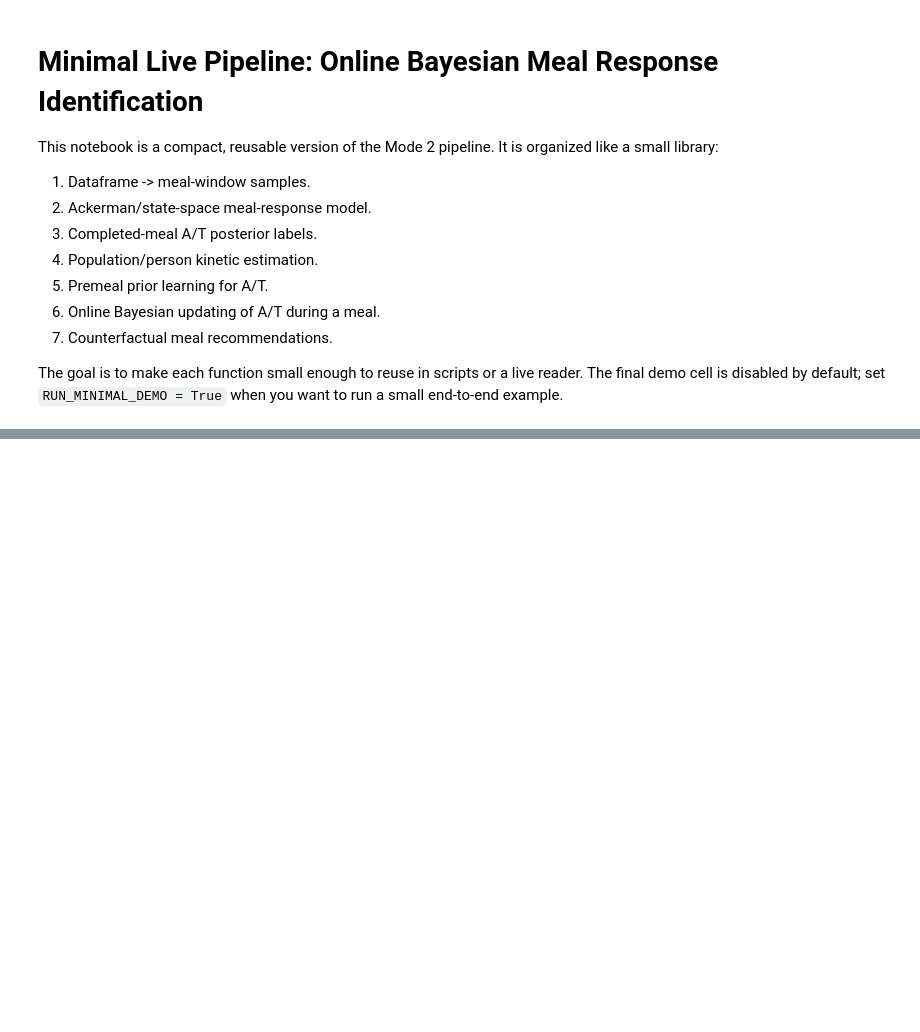
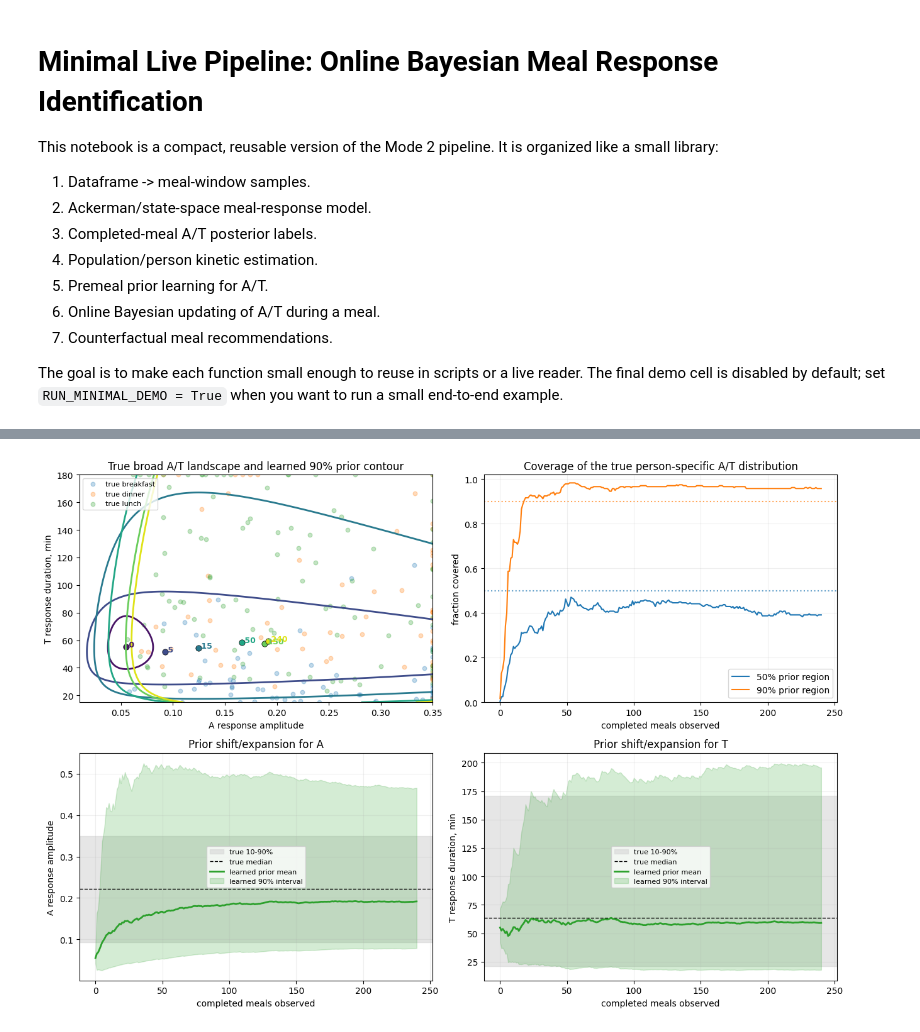
Before and after one commit to vskantze/dynamic-metabolic-state, a Jupyter notebook: nbs/live_mode2_pipeline_minimal.ipynb, the cells around one changed output, grey strips where cells are left out. Drawn from its saved outputs; the diff is of its cells as text; code cells hidden in the pictures; blank space fills up the shorter version.

```diff
--- a/nbs/live_mode2_pipeline_minimal.ipynb
+++ b/nbs/live_mode2_pipeline_minimal.ipynb
@@ -1284,0 +2518,90 @@ Online RMSE: 10.216213027972165
+# %%
+# =========================================================
+# Synthetic Diagnostic: Biased Prior Learns a Broad A/T Distribution
+# =========================================================
+
+RUN_BROAD_AT_PRIOR_SHIFT_DIAGNOSTIC = True
+
+if RUN_BROAD_AT_PRIOR_SHIFT_DIAGNOSTIC:
+    import sys
+    from pathlib import Path
+
+    project_root = Path.cwd()
+    for candidate in [Path.cwd(), *Path.cwd().parents]:
+        if (candidate / "scripts" / "broad_at_prior_diagnostic.py").exists():
+            project_root = candidate
+            break
+    if str(project_root) not in sys.path:
+        sys.path.insert(0, str(project_root))
+
+    from scripts.broad_at_prior_diagnostic import (
+        broad_at_snapshot_table,
+        plot_broad_at_prior_shift_diagnostic,
+        run_broad_at_prior_shift_diagnostic,
+    )
+
+    broad_at_prior_diagnostic = run_broad_at_prior_shift_diagnostic()
+    display(
+        broad_at_prior_diagnostic["truth"][[
+            "A_true",
+            "T_true",
+            "carbs",
+            "fat",
+            "protein",
+            "meal_type",
+            "subtype",
+        ]].describe(include="all")
+    )
+    display(broad_at_snapshot_table(broad_at_prior_diagnostic))
+    plot_broad_at_prior_shift_diagnostic(broad_at_prior_diagnostic)
+
+
+# =========================================================
+# Quick Demo: Does the Prior Learn Across Meals?
+# =========================================================
+
+RUN_ONLINE_PRIOR_LEARNING_DEMO = True
+
+if RUN_MINIMAL_DEMO and RUN_ONLINE_PRIOR_LEARNING_DEMO:
+    online_learning_df = evaluate_online_prior_learning(
+        windows,
+        train_idx + test_idx,
+        prior_model=prior_model,
+        population_theta=population_theta,
+        person_thetas=person_thetas,
+        max_people=12,
+        max_meals_per_person=16,
+        min_meals_per_person=6,
+        n_A=13,
+        n_T=13,
+        random_state=7,
+    )
+
+    display(summarize_online_learning_curve(online_learning_df))
+    plot_online_learning_curve(online_learning_df)
+    if str(DATA_SOURCE).lower().startswith("sim"):
+        plot_simulated_truth_learning_curve(online_learning_df)
+    plot_online_person_learning_trace(online_learning_df)
+
+    pooled_learning_df = evaluate_online_prior_learning(
+        windows,
+        train_idx + test_idx,
+        prior_model=prior_model,
+        population_theta=population_theta,
+        person_thetas=person_thetas,
+        max_people=None,
+        max_meals_per_person=250,
+        min_meals_per_person=20,
+        n_A=13,
+        n_T=13,
+        random_state=7,
+        pool_people_as_one=True,
+        pooled_person_id=0,
+    )
+
+    display(summarize_online_learning_curve(pooled_learning_df))
+    plot_online_learning_curve(pooled_learning_df)
+    if str(DATA_SOURCE).lower().startswith("sim"):
+        plot_simulated_truth_learning_curve(pooled_learning_df)
+    plot_online_person_learning_trace(pooled_learning_df, person_id=0)
+# %% [output]
@@ -1284,0 +2657 @@ Online RMSE: 10.216213027972165
+[figure, added]
```
Also changed, not shown: parts of 6 cells of this notebook, 2 other files.
